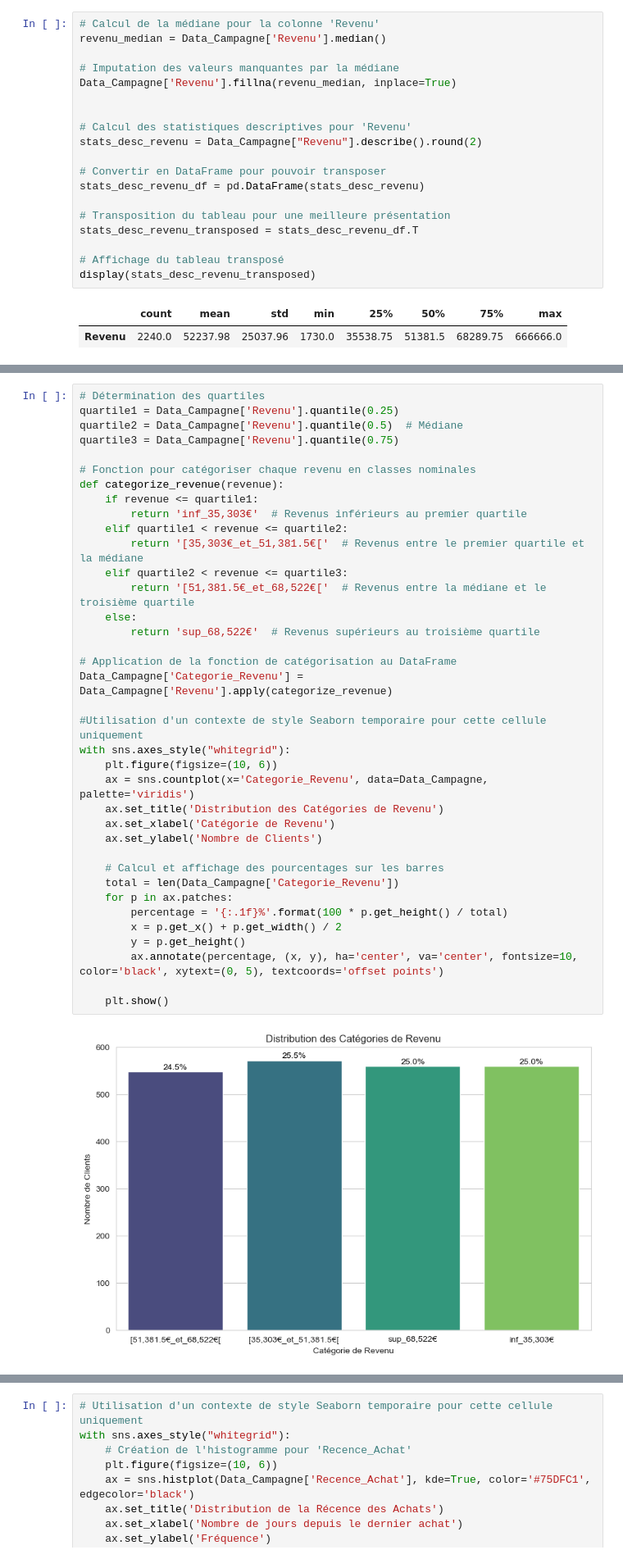
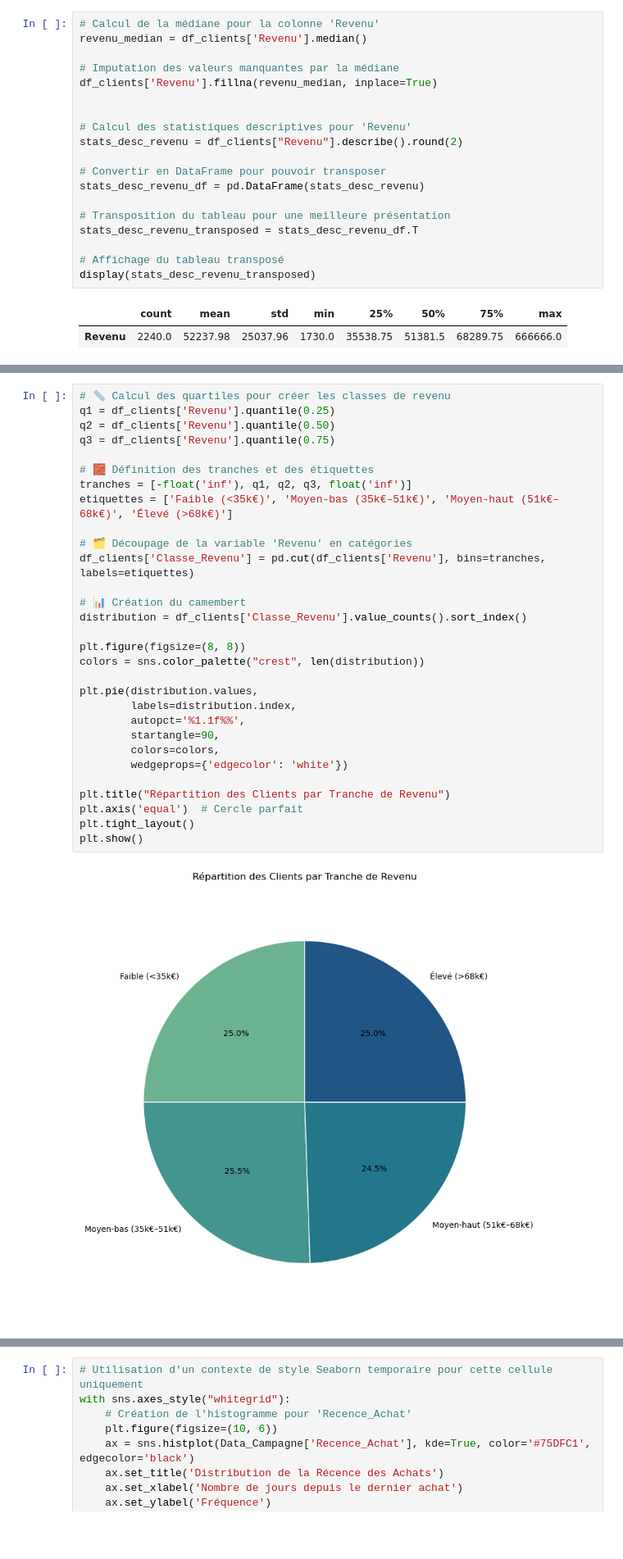
Before and after one commit to Hamdaoui1/AdOptima, a Jupyter notebook: main/classification-of-clients.ipynb, the cells around one changed output, grey strips where cells are left out. Shown at 82% size. Drawn from its saved outputs; the diff is of its cells as text; blank space fills up the shorter version.

```diff
--- a/main/classification-of-clients.ipynb
+++ b/main/classification-of-clients.ipynb
@@ -592,13 +585,13 @@ display(stats_desc_revenu_transposed)
 # %%
 # Calcul de la médiane pour la colonne 'Revenu'
-revenu_median = Data_Campagne['Revenu'].median()
+revenu_median = df_clients['Revenu'].median()
 
 # Imputation des valeurs manquantes par la médiane
-Data_Campagne['Revenu'].fillna(revenu_median, inplace=True)
+df_clients['Revenu'].fillna(revenu_median, inplace=True)
 
 
 # Calcul des statistiques descriptives pour 'Revenu'
-stats_desc_revenu = Data_Campagne["Revenu"].describe().round(2)
+stats_desc_revenu = df_clients["Revenu"].describe().round(2)
 
 # Convertir en DataFrame pour pouvoir transposer
 stats_desc_revenu_df = pd.DataFrame(stats_desc_revenu)
@@ -633,40 +623,33 @@ display(stats_desc_revenu_transposed)
 # %%
-# Détermination des quartiles
-quartile1 = Data_Campagne['Revenu'].quantile(0.25)
-quartile2 = Data_Campagne['Revenu'].quantile(0.5)  # Médiane
-quartile3 = Data_Campagne['Revenu'].quantile(0.75)
+# 📏 Calcul des quartiles pour créer les classes de revenu
+q1 = df_clients['Revenu'].quantile(0.25)
+q2 = df_clients['Revenu'].quantile(0.50)
+q3 = df_clients['Revenu'].quantile(0.75)
 
-# Fonction pour catégoriser chaque revenu en classes nominales
-def categorize_revenue(revenue):
-    if revenue <= quartile1:
-        return 'inf_35,303€'  # Revenus inférieurs au premier quartile
-    elif quartile1 < revenue <= quartile2:
-        return '[35,303€_et_51,381.5€['  # Revenus entre le premier quartile et la médiane
-    elif quartile2 < revenue <= quartile3:
-        return '[51,381.5€_et_68,522€['  # Revenus entre la médiane et le troisième quartile
-    else:
-        return 'sup_68,522€'  # Revenus supérieurs au troisième quartile
+# 🧱 Définition des tranches et des étiquettes
+tranches = [-float('inf'), q1, q2, q3, float('inf')]
+etiquettes = ['Faible (<35k€)', 'Moyen-bas (35k€–51k€)', 'Moyen-haut (51k€–68k€)', 'Élevé (>68k€)']
 
-# Application de la fonction de catégorisation au DataFrame
-Data_Campagne['Categorie_Revenu'] = Data_Campagne['Revenu'].apply(categorize_revenue)
+# 🗂️ Découpage de la variable 'Revenu' en catégories
+df_clients['Classe_Revenu'] = pd.cut(df_clients['Revenu'], bins=tranches, labels=etiquettes)
 
-#Utilisation d'un contexte de style Seaborn temporaire pour cette cellule uniquement
-with sns.axes_style("whitegrid"):
-    plt.figure(figsize=(10, 6))
-    ax = sns.countplot(x='Categorie_Revenu', data=Data_Campagne, palette='viridis')
-    ax.set_title('Distribution des Catégories de Revenu')
-    ax.set_xlabel('Catégorie de Revenu')
-    ax.set_ylabel('Nombre de Clients')
+# 📊 Création du camembert
+distribution = df_clients['Classe_Revenu'].value_counts().sort_index()
 
-    # Calcul et affichage des pourcentages sur les barres
-    total = len(Data_Campagne['Categorie_Revenu'])
-    for p in ax.patches:
-        percentage = '{:.1f}%'.format(100 * p.get_height() / total)
-        x = p.get_x() + p.get_width() / 2
-        y = p.get_height()
-        ax.annotate(percentage, (x, y), ha='center', va='center', fontsize=10, color='black', xytext=(0, 5), textcoords='offset points')
+plt.figure(figsize=(8, 8))
+colors = sns.color_palette("crest", len(distribution))
 
-    plt.show()
+plt.pie(distribution.values,
+        labels=distribution.index,
+        autopct='%1.1f%%',
+        startangle=90,
+        colors=colors,
+        wedgeprops={'edgecolor': 'white'})
+
+plt.title("Répartition des Clients par Tranche de Revenu")
+plt.axis('equal')  # Cercle parfait
+plt.tight_layout()
+plt.show()
 # %% [output]
-[figure, old version]
+[figure, new version]
 # %% [markdown]
```
Also changed, not shown: parts of 78 cells of this notebook.
